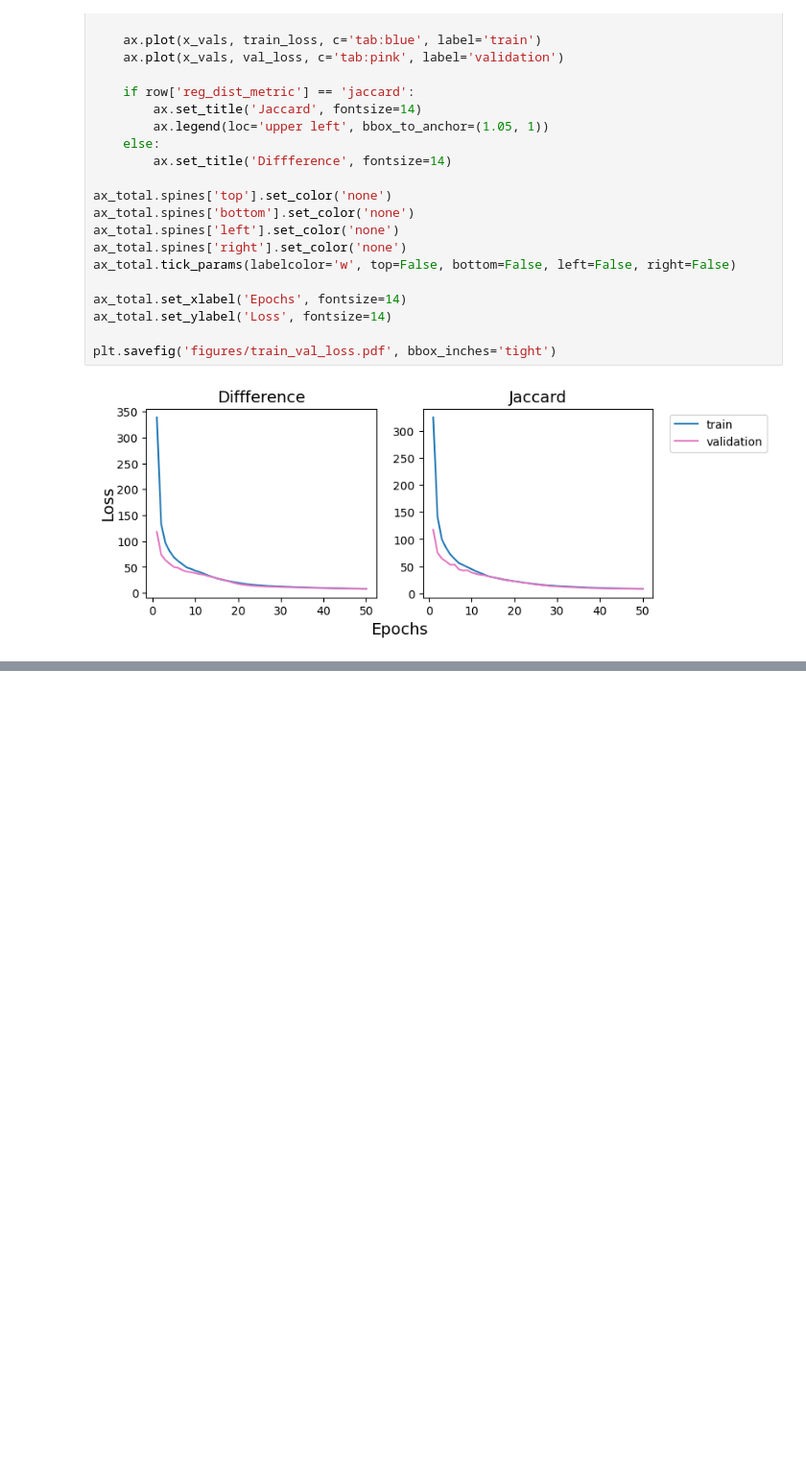
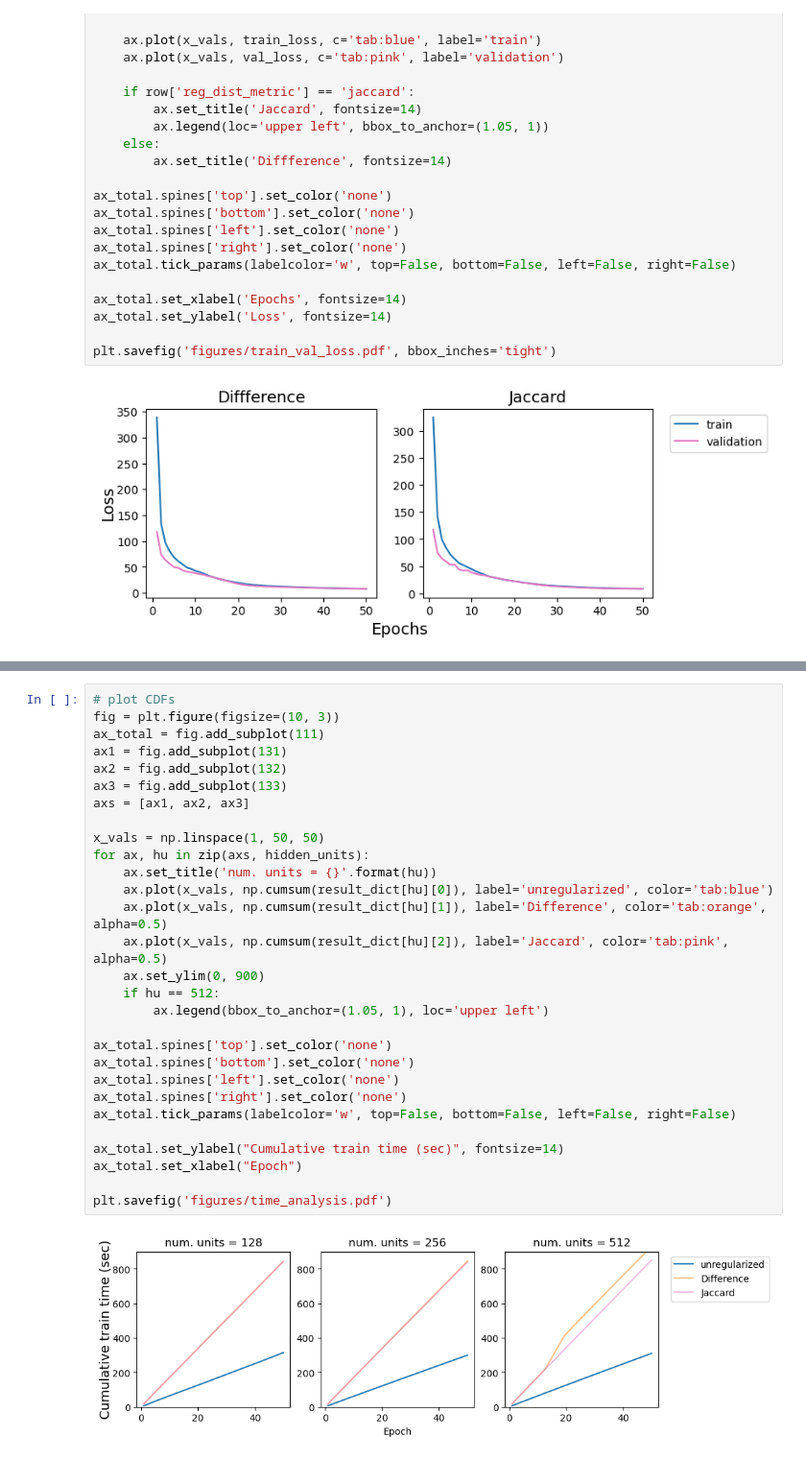
Before and after one commit to agil27/RegCard, a Jupyter notebook: result_analysis.ipynb, the cells around one changed output, grey strips where cells are left out. Shown at 96% size. Cells and saved outputs as stored; diff of their text form; blank space fills up the shorter version.

```diff
--- a/result_analysis.ipynb
+++ b/result_analysis.ipynb
@@ -244,0 +317,31 @@ plt.savefig('figures/train_val_loss.pdf', bbox_inches='tight')
+# %%
+# plot CDFs
+fig = plt.figure(figsize=(10, 3))
+ax_total = fig.add_subplot(111)
+ax1 = fig.add_subplot(131)
+ax2 = fig.add_subplot(132)
+ax3 = fig.add_subplot(133)
+axs = [ax1, ax2, ax3]
+
+x_vals = np.linspace(1, 50, 50)
+for ax, hu in zip(axs, hidden_units):
+    ax.set_title('num. units = {}'.format(hu))
+    ax.plot(x_vals, np.cumsum(result_dict[hu][0]), label='unregularized', color='tab:blue')
+    ax.plot(x_vals, np.cumsum(result_dict[hu][1]), label='Difference', color='tab:orange', alpha=0.5)
+    ax.plot(x_vals, np.cumsum(result_dict[hu][2]), label='Jaccard', color='tab:pink', alpha=0.5)
+    ax.set_ylim(0, 900)
+    if hu == 512:
+        ax.legend(bbox_to_anchor=(1.05, 1), loc='upper left')
+
+ax_total.spines['top'].set_color('none')
+ax_total.spines['bottom'].set_color('none')
+ax_total.spines['left'].set_color('none')
+ax_total.spines['right'].set_color('none')
+ax_total.tick_params(labelcolor='w', top=False, bottom=False, left=False, right=False)
+
+ax_total.set_ylabel("Cumulative train time (sec)", fontsize=14)
+ax_total.set_xlabel("Epoch")
+
+plt.savefig('figures/time_analysis.pdf')
+# %% [output]
+[figure, added]
```
Also changed, not shown: parts of 8 cells of this notebook, 5 other files.
